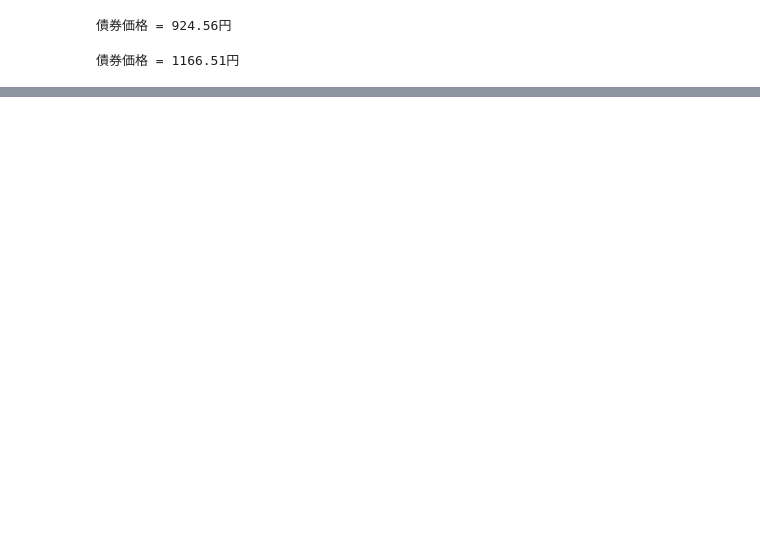
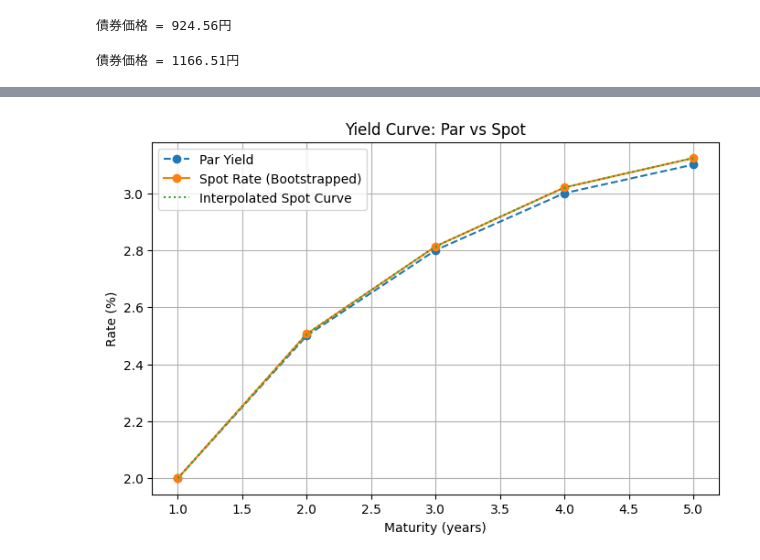
Before and after one commit to ish66726-a11y/finance-prep, a Jupyter notebook: 02_bonds.ipynb, the cells around one changed output, grey strips where cells are left out. Saved outputs shown, nothing was run; the diff lists cells and outputs as text; code cells hidden in the pictures; blank space fills up the shorter version.

```diff
--- a/02_bonds.ipynb
+++ b/02_bonds.ipynb
@@ -437,0 +737,88 @@ $$
+# %%
+def bootstrap_zero_curve(maturities, par_yields, face_value=100, frequency=1):
+    """
+    パー・イールド（額面発行の利付債の利回り）からスポットレート曲線をブートストラップする
+
+    maturities  : 満期のリスト（年、昇順、例: [1, 2, 3, ...]）
+    par_yields  : 各満期に対応するパー・イールド（クーポン率＝利回りとなる利率）
+    face_value  : 額面（計算結果には影響しない、便宜上100とする）
+    frequency   : 年間クーポン支払回数
+
+    戻り値:
+        spot_rates : 各満期に対応するスポットレートの配列（maturitiesと同じ順）
+    """
+    maturities = np.asarray(maturities, dtype=float)
+    par_yields = np.asarray(par_yields, dtype=float)
+
+    spot_rates = np.zeros(len(maturities))
+
+    for i, (T, c) in enumerate(zip(maturities, par_yields)):
+        # パー債なので、価格は額面に一致する（P = face_value）という条件を使う
+        coupon = face_value * c / frequency
+        n_periods = int(round(T * frequency))
+
+        # 満期未満のクーポンは、既に求めたスポットレート（線形補間）で割り引く
+        pv_known = 0.0
+        for j in range(1, n_periods):
+            t_j = j / frequency
+            r_j = np.interp(t_j, maturities[:i + 1], spot_rates[:i + 1])
+            pv_known += coupon / (1.0 + r_j) ** t_j
+
+        # 最終期のみ未知の spot_rates[i] を含む → これについて解く
+        # face_value = pv_known + (coupon + face_value) / (1 + r_T)^T
+        remaining = face_value - pv_known
+        last_cf = coupon + face_value
+
+        spot_rates[i] = (last_cf / remaining) ** (1.0 / T) - 1.0
+
+    return spot_rates
+
+
+def forward_rate(maturities, spot_rates, t1, t2):
+    """
+    スポットレート曲線からフォワードレートを求める
+
+    maturities, spot_rates : ブートストラップで得たスポットレート曲線
+    t1, t2                 : フォワードレートを求める期間（t1 < t2）
+    """
+    r1 = np.interp(t1, maturities, spot_rates)
+    r2 = np.interp(t2, maturities, spot_rates)
+
+    return ((1 + r2) ** t2 / (1 + r1) ** t1) ** (1.0 / (t2 - t1)) - 1.0
+
+
+# ===== 実行部分 =====
+
+# 満期1〜5年のパー・イールド（市場で観測された利回りと仮定）
+maturities = [1, 2, 3, 4, 5]
+par_yields = [0.020, 0.025, 0.028, 0.030, 0.031]
+
+spot_rates = bootstrap_zero_curve(maturities, par_yields)
+
+print("満期    パー・イールド   スポットレート")
+for T, py, r in zip(maturities, par_yields, spot_rates):
+    print(f"{T}年      {py*100:6.3f}%         {r*100:6.3f}%")
+
+print()
+
+# 2年後から4年後にかけてのフォワードレート
+f_2_4 = forward_rate(maturities, spot_rates, 2, 4)
+print(f"2年後〜4年後のフォワードレート = {f_2_4*100:.3f}%")
+
+# ----- 可視化 -----
+import matplotlib.pyplot as plt
+
+fine_maturities = np.linspace(1, 5, 50)
+interpolated_curve = np.interp(fine_maturities, maturities, spot_rates)
+
+plt.figure(figsize=(8, 5))
+plt.plot(maturities, np.array(par_yields) * 100, "o--", label="Par Yield")
+plt.plot(maturities, spot_rates * 100, "o-", label="Spot Rate (Bootstrapped)")
+plt.plot(fine_maturities, interpolated_curve * 100, ":", label="Interpolated Spot Curve")
+plt.xlabel("Maturity (years)")
+plt.ylabel("Rate (%)")
+plt.title("Yield Curve: Par vs Spot")
+plt.grid(True)
+plt.legend()
+plt.show()
+# %% [output]
@@ -437,0 +833 @@ $$
+[figure, added]
```
Also changed, not shown: parts of 23 cells of this notebook.
